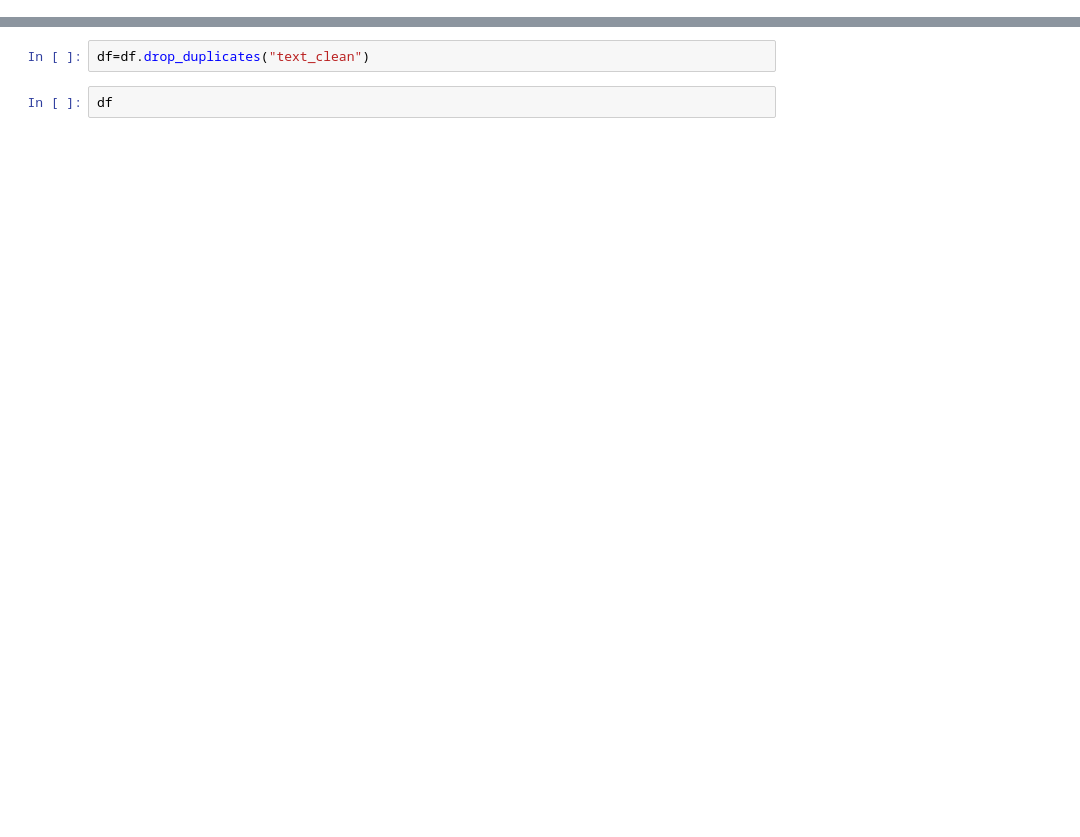
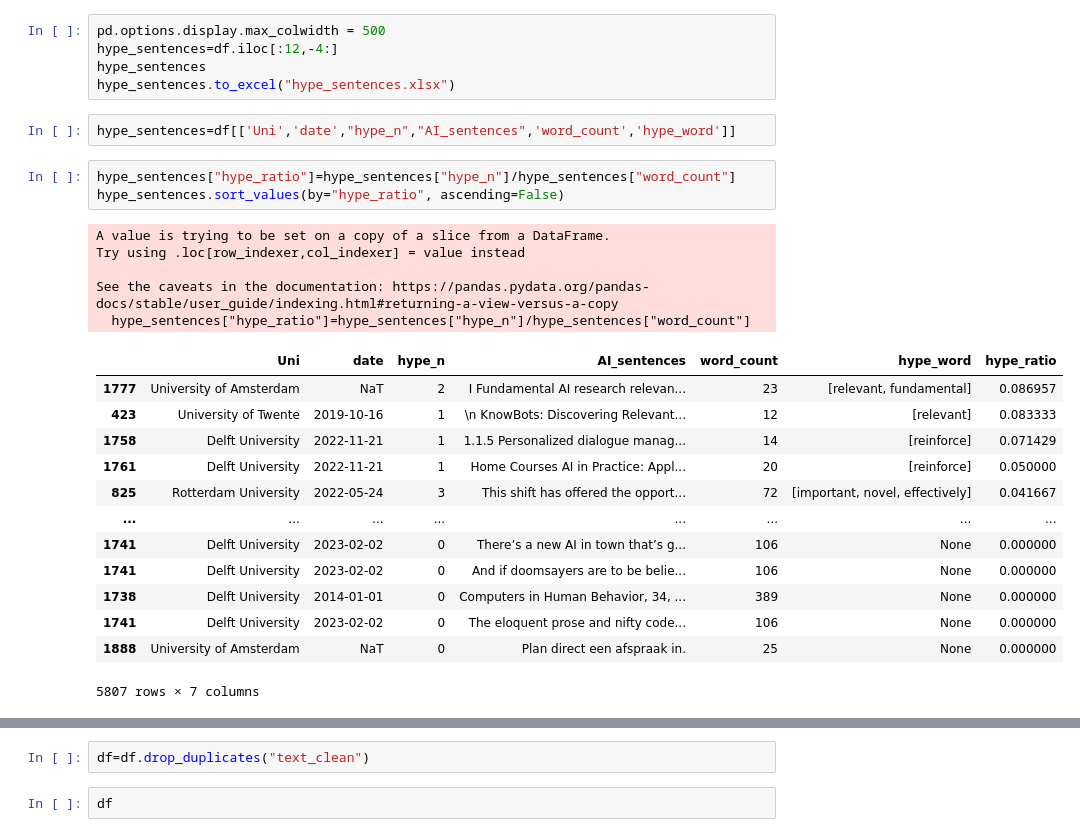
Before and after one commit to Klapperhorn/Zotero_HTML_annotation, a Jupyter notebook: file_analysis.ipynb, the cells around one changed output, grey strips where cells are left out. Saved outputs shown, nothing was run; the diff lists cells and outputs as text; blank space fills up the shorter version.

```diff
--- a/file_analysis.ipynb
+++ b/file_analysis.ipynb
@@ -56,0 +175,29 @@ AttributeError: 'Series' object has no attribute 'NoStopwords'
+# %%
+pd.options.display.max_colwidth = 500
+hype_sentences=df.iloc[:12,-4:]
+hype_sentences
+hype_sentences.to_excel("hype_sentences.xlsx")
+# %%
+hype_sentences=df[['Uni','date',"hype_n","AI_sentences",'word_count','hype_word']]
+# %%
+hype_sentences["hype_ratio"]=hype_sentences["hype_n"]/hype_sentences["word_count"]
+hype_sentences.sort_values(by="hype_ratio", ascending=False)
+# %% [output]
+A value is trying to be set on a copy of a slice from a DataFrame.
+Try using .loc[row_indexer,col_indexer] = value instead
+
+See the caveats in the documentation: https://pandas.pydata.org/pandas-docs/stable/user_guide/indexing.html#returning-a-view-versus-a-copy
+  hype_sentences["hype_ratio"]=hype_sentences["hype_n"]/hype_sentences["word_count"]
+|  | Uni | date | hype_n | AI_sentences | word_count | hype_word | hype_ratio |
+| 1777 | University of Amsterdam | NaT | 2 | I Fundamental AI research relevan... | 23 | [relevant, fundamental] | 0.086957 |
+| 423 | University of Twente | 2019-10-16 | 1 | \n KnowBots: Discovering Relevant... | 12 | [relevant] | 0.083333 |
+| 1758 | Delft University | 2022-11-21 | 1 | 1.1.5 Personalized dialogue manag... | 14 | [reinforce] | 0.071429 |
+| 1761 | Delft University | 2022-11-21 | 1 | Home Courses AI in Practice: Appl... | 20 | [reinforce] | 0.050000 |
+| 825 | Rotterdam University | 2022-05-24 | 3 | This shift has offered the opport... | 72 | [important, novel, effectively] | 0.041667 |
+| ... | ... | ... | ... | ... | ... | ... | ... |
+| 1741 | Delft University | 2023-02-02 | 0 | There’s a new AI in town that’s g... | 106 | None | 0.000000 |
+| 1741 | Delft University | 2023-02-02 | 0 | And if doomsayers are to be belie... | 106 | None | 0.000000 |
+| 1738 | Delft University | 2014-01-01 | 0 | Computers in Human Behavior, 34, ... | 389 | None | 0.000000 |
+| 1741 | Delft University | 2023-02-02 | 0 | The eloquent prose and nifty code... | 106 | None | 0.000000 |
+| 1888 | University of Amsterdam | NaT | 0 | Plan direct een afspraak in. | 25 | None | 0.000000 |
+5807 rows × 7 columns
```
Also changed, not shown: parts of 32 cells of this notebook.
